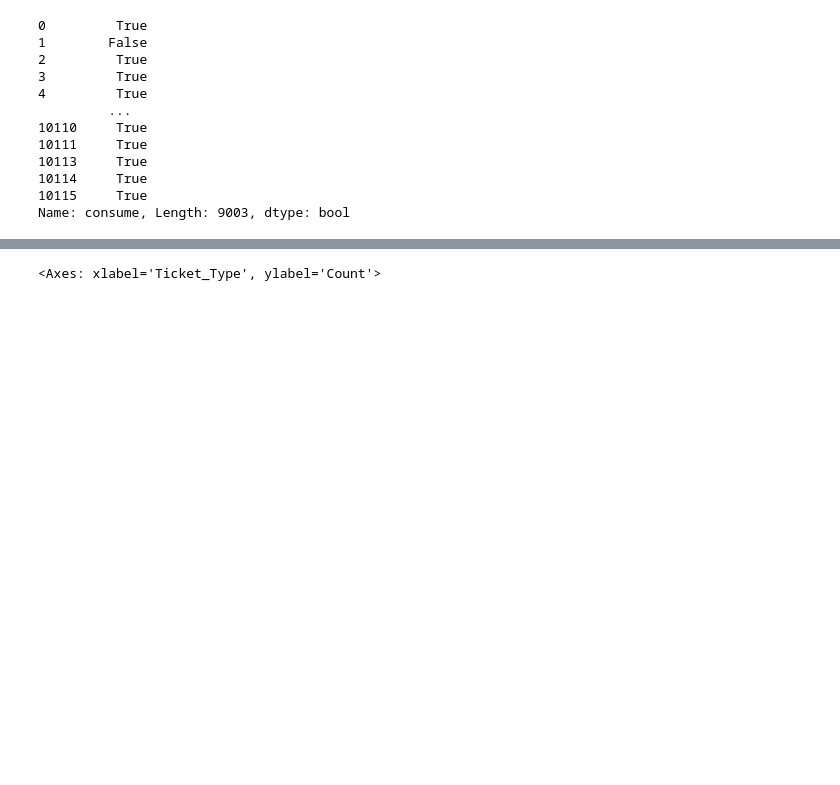
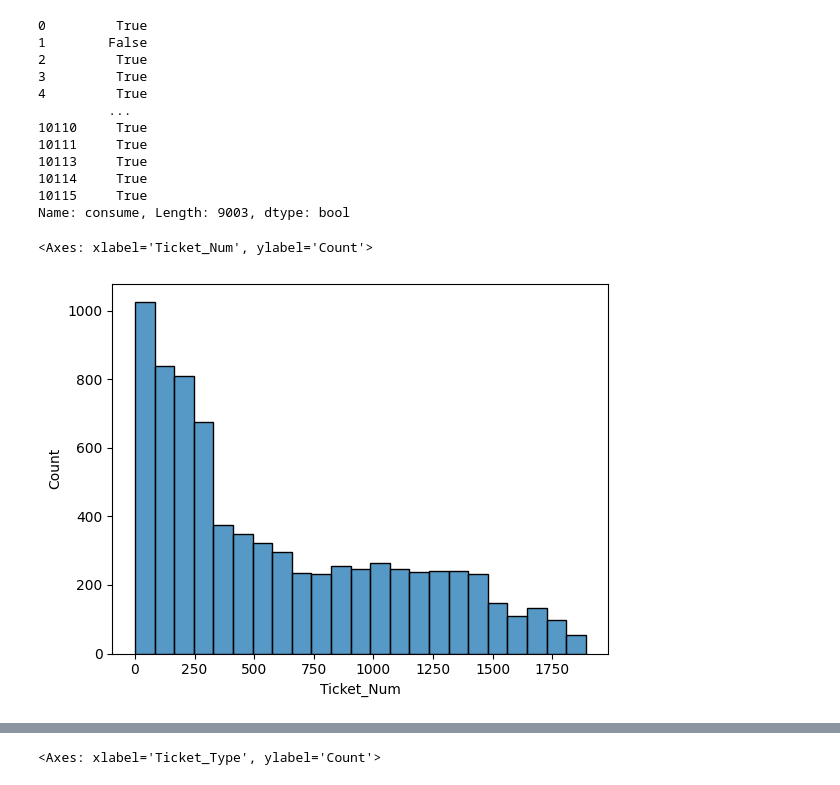
Before and after one commit to peter-clark/intro-to-ml, a Jupyter notebook: pipeline.ipynb, the cells around one changed output, grey strips where cells are left out. Drawn from its saved outputs; the diff is of its cells as text; code cells hidden in the pictures; blank space fills up the shorter version.

```diff
--- a/pipeline.ipynb
+++ b/pipeline.ipynb
@@ -346,3 +347,8 @@ data['consume']
 10114     True
 10115     True
 Name: consume, Length: 9003, dtype: bool
+# %%
+sns.histplot(data, x='Ticket_Num')
+# %% [output]
+<Axes: xlabel='Ticket_Num', ylabel='Count'>
+[figure, added]
```
Also changed, not shown: parts of 9 cells of this notebook.
